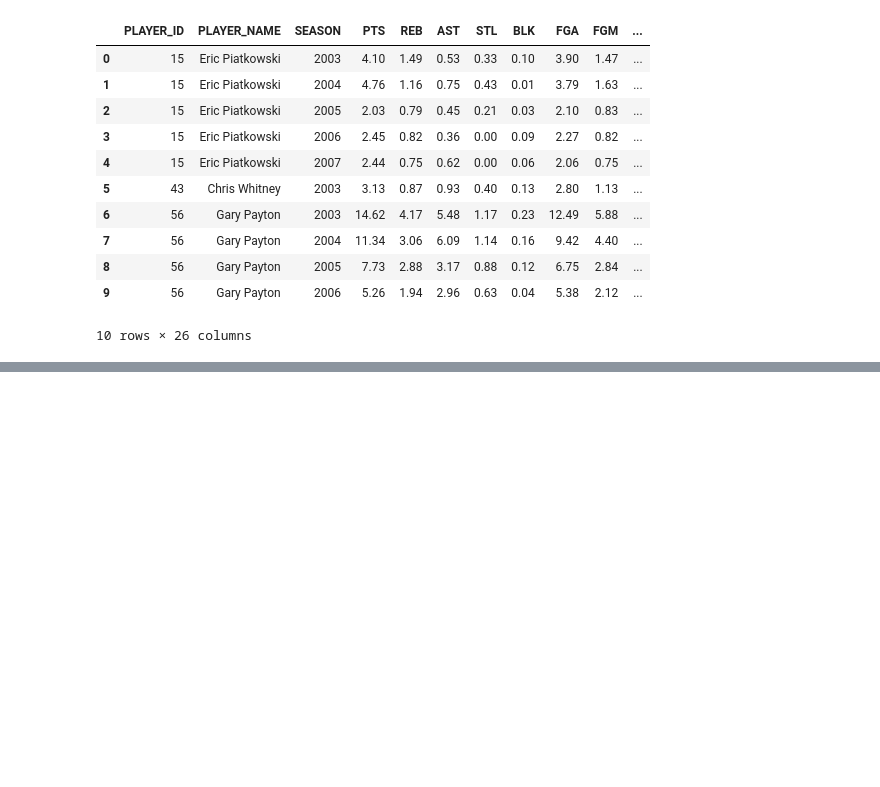
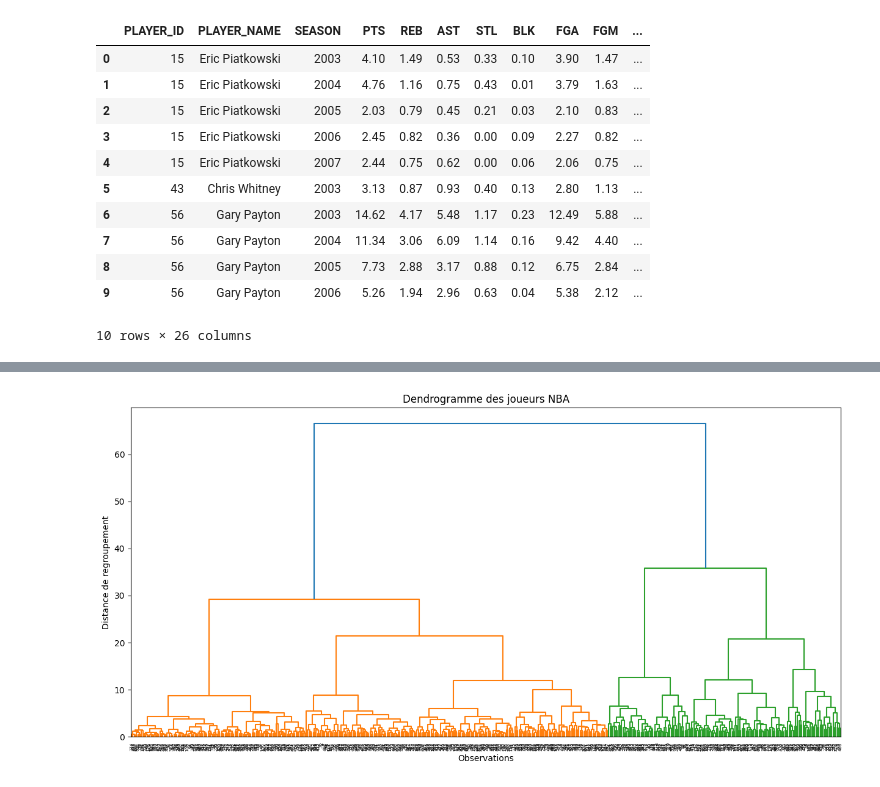
Before and after one commit to Smqck/NBA-Project, a Jupyter notebook: projet NBA/nba-player comparatif.ipynb, the cells around one changed output, grey strips where cells are left out. Saved outputs shown, nothing was run; the diff lists cells and outputs as text; code cells hidden in the pictures; blank space fills up the shorter version.

```diff
--- a/projet NBA/nba-player comparatif.ipynb
+++ b/projet NBA/nba-player comparatif.ipynb
@@ -934,7 +934,5 @@ dtype: int64
 # %%
 colonnes_pct = ["FG_PCT", "FG3_PCT", "FT_PCT"]
 
-moyennes[colonnes_pct] = moyennes[colonnes_pct].fillna(0)
-
 print(moyennes.isna().sum())
 # %% [output]
@@ -1088,0 +1158,19 @@ moyennes.round(2).to_csv(
+# %%
+from sklearn.preprocessing import StandardScaler
+
+# Vérification des valeurs manquantes
+print(X.isna().sum())
+
+# Standardisation des données
+scaler = StandardScaler()
+X_standardise = scaler.fit_transform(X)
+
+# Transformation en DataFrame
+X_standardise = pd.DataFrame(
+    X_standardise,
+    columns=colonnes,
+    index=X.index
+)
+
+# Affichage des premières lignes
+display(X_standardise.head())
@@ -1088,0 +1207,11 @@ moyennes.round(2).to_csv(
+# %%
+from scipy.cluster.hierarchy import linkage
+
+# Sélection de 500 observations
+X_echantillon = X_standardise.sample(n=500, random_state=42)
+
+# Classification ascendante hiérarchique
+Z = linkage(X_echantillon, method="ward", metric="euclidean")
+
+# Vérification
+print(Z.shape)
@@ -1088,0 +1226,15 @@ moyennes.round(2).to_csv(
+# %%
+from scipy.cluster.hierarchy import dendrogram
+import matplotlib.pyplot as plt
+
+plt.figure(figsize=(15, 7))
+
+dendrogram(Z)
+
+plt.title("Dendrogramme des joueurs NBA")
+plt.xlabel("Observations")
+plt.ylabel("Distance de regroupement")
+
+plt.show()
+# %% [output]
+[figure, added]
```
Also changed, not shown: parts of 24 cells of this notebook, 7 other files.
